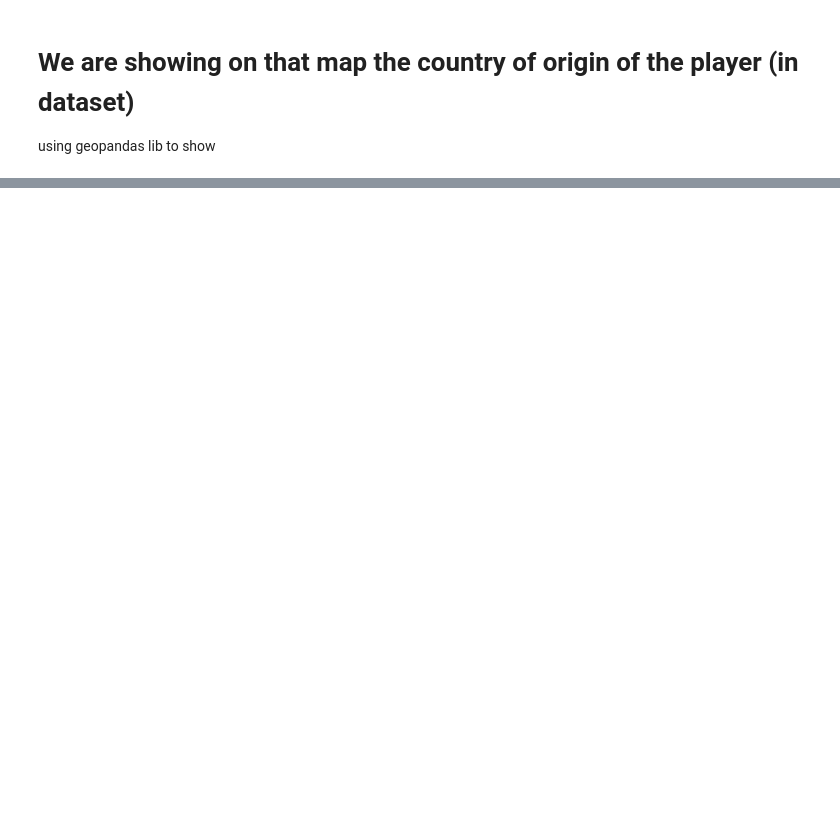
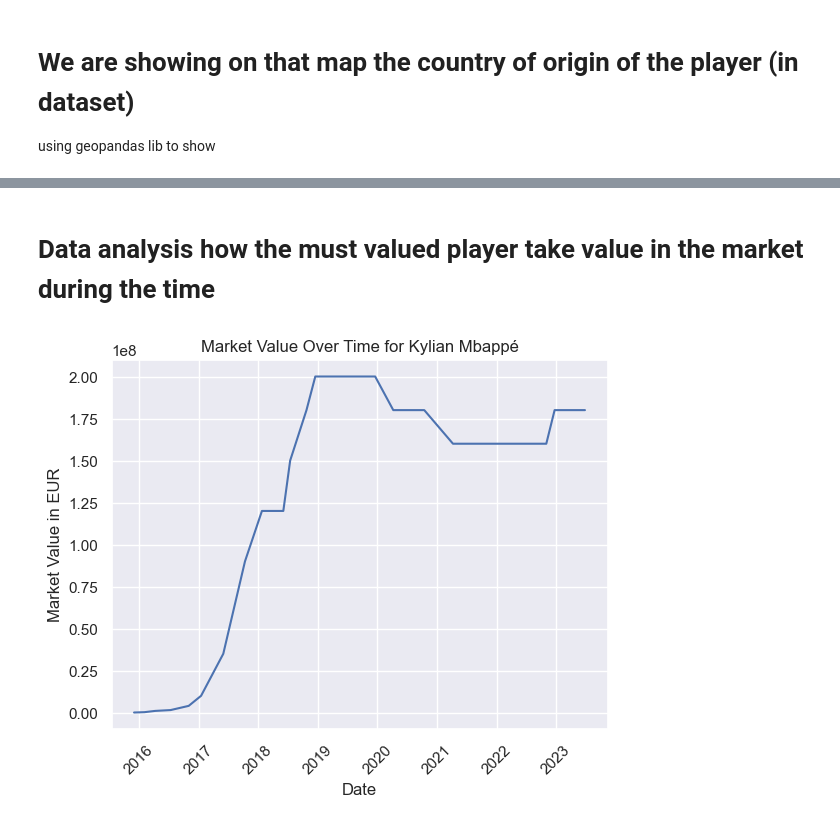
Before and after one commit to Edmi6163/Data_Analysis_part, a Jupyter notebook: src/players.ipynb, the cells around one changed output, grey strips where cells are left out. Drawn from its saved outputs; the diff is of its cells as text; code cells hidden in the pictures; blank space fills up the shorter version.

Commit message:
UPDATE , add new data analysis

```diff
--- a/src/players.ipynb
+++ b/src/players.ipynb
@@ -120,0 +121,18 @@ plt.show()
+# %% [markdown]
+# Data analysis how the must valued player take value in the market during the time
+# %%
+
+merged_df = players_valuations_df.merge(players_df[['player_id', 'first_name', 'last_name']], on='player_id')
+
+max_market_player = merged_df.loc[merged_df['market_value_in_eur'].idxmax()]
+
+player_valuation_df = merged_df[merged_df['player_id'] == max_market_player['player_id']]
+
+plt.plot(player_valuation_df['datetime'], player_valuation_df['market_value_in_eur'])
+plt.title('Market Value Over Time for {} {}'.format(max_market_player['first_name'], max_market_player['last_name']))
+plt.xlabel('Date')
+plt.ylabel('Market Value in EUR')
+plt.xticks(rotation=45)
+plt.show()
+# %% [output]
+[figure, added]
```
Also changed, not shown: parts of 6 cells of this notebook.
